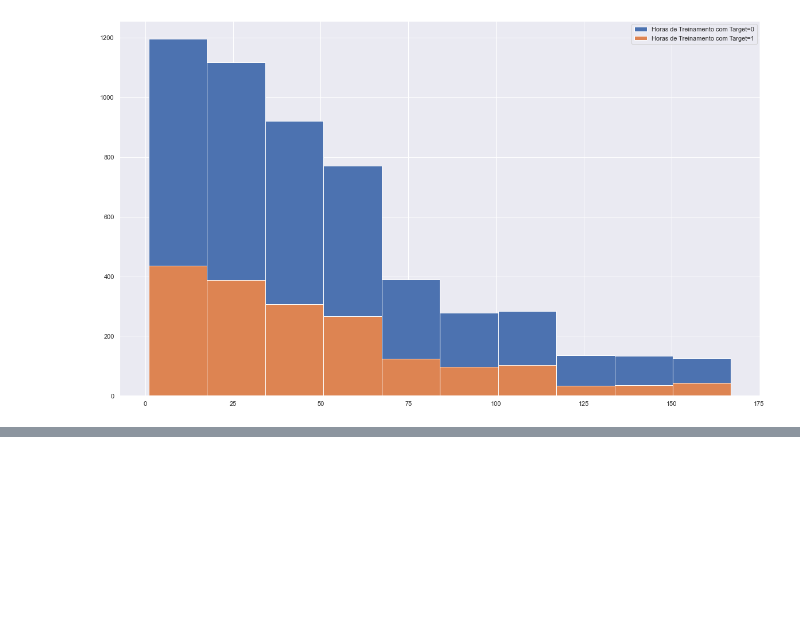
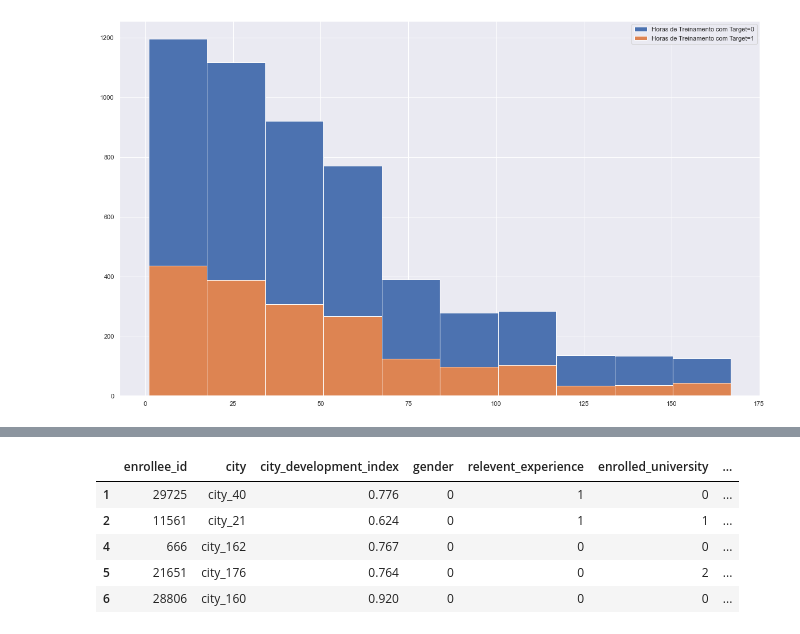
Before and after one commit to lucianogarim/HR-Analytics-Job-Change-of-Data-Scientists, a Jupyter notebook: trabalho.ipynb, the cells around one changed output, grey strips where cells are left out. Cells and saved outputs as stored; diff of their text form; code cells hidden in the pictures; blank space fills up the shorter version.

```diff
--- a/trabalho.ipynb
+++ b/trabalho.ipynb
@@ -97,0 +192,76 @@ ax2.hist(ds[(ds.training_hours) & (ds.target==0)].training_hours)
+# %%
+#gender
+# male = 0 , female = 1, other = 2
+train_data["gender"] = [ 0 if gender == "Male"
+                        else 1 if gender == "Female"
+                        else 2 for gender in train_data["gender"]]
+
+# Has relevent experience = 0 , No relevent experience = 1
+train_data["relevent_experience"] = [ 0 if i == "Has relevent experience"
+                                    else 1 for i in train_data["relevent_experience"]]
+
+#enrolled_university
+# no_enrollment = 0 , Full time course = 1, Part time course = 2
+
+train_data["enrolled_university"] = [ 0 if i == "no_enrollment"
+                                    else 1 if i == "Full time course"
+                                    else 2 for i in train_data["enrolled_university"]]
+
+#education_level
+# Graduate = 0 , Masters = 1, High School = 2, Phd = 3, Primary School = 4
+
+train_data["education_level"] = [ 0 if i == "Graduate"
+                                    else 1 if i == "Masters"
+                                    else 2 if i == "High School"
+                                    else 3 if i == "Phd"
+                                    else 4 for i in train_data["education_level"]]
+
+#major_discipline
+# STEM  = 0 , Humanities = 1, Business Degree = 2, Arts = 3, No Major = 4, Other = 5
+
+train_data["major_discipline"] = [ 0 if i == "STEM"
+                                    else 1 if i == "Humanities"
+                                    else 2 if i == "Business Degree"
+                                    else 3 if i == "Arts"
+                                    else 4 if i == "No Major"
+                                    else 5 for i in train_data["major_discipline"]]
+#experience
+train_data["experience"] = [ 0 if i == "2" or i == "1" or i == "4" or i == "<1" or i == "3"
+                                    else 1 if i == "5>" or i == "11" or i == "7" or i == "10" or i == "6" or i == "9" or i == "8" or i == "20"
+                                    else 2 for i in train_data["experience"]]
+#company_size
+train_data["company_size"] = [ 0 if i == "10/49"
+                                    else 1 for i in train_data["company_size"]]
+#company_type
+# pvt ltd = 0, Funded Startup  = 1 , Public Sector  = 2, Early Stage Startup = 3, NGO = 4 , else 5
+
+train_data["company_type"] = [ 0 if i == "Pvt Ltd"
+                               else 1 if i == "Funded Startup"
+                               else 2 if i == "Public Sector"
+                               else 3 if i == "Early Stage Startup"
+                               else 4 if i == "NGO"
+                               else 5 for i in train_data["company_type"]]
+
+train_data["company_type"] = [ 0 if i == 3 or i == 4
+                               else 1 if i == 2
+                               else 2 for i in train_data["company_type"]]
+
+#last_new_job
+train_data["last_new_job"] = [ 0 if i == "1"
+                               else 1 if i == "2"
+                               else 2 if i == "3"
+                               else 3 if i == "4"
+                               else 4 if i == "never"
+                               else 5 for i in train_data["last_new_job"]]
+
+train_data["last_new_job"] = [ 0 if i == 4
+                               else 1 if i == 5
+                               else 2 for i in train_data["last_new_job"]]
+train_data.head()
+# %% [output]
+|  | enrollee_id | city | city_development_index | gender | relevent_experience | enrolled_university | ... |
+| 1 | 29725 | city_40 | 0.776 | 0 | 1 | 0 | ... |
+| 2 | 11561 | city_21 | 0.624 | 0 | 1 | 1 | ... |
+| 4 | 666 | city_162 | 0.767 | 0 | 0 | 0 | ... |
+| 5 | 21651 | city_176 | 0.764 | 0 | 0 | 2 | ... |
+| 6 | 28806 | city_160 | 0.920 | 0 | 0 | 0 | ... |
```
Also changed, not shown: parts of 27 cells of this notebook.
